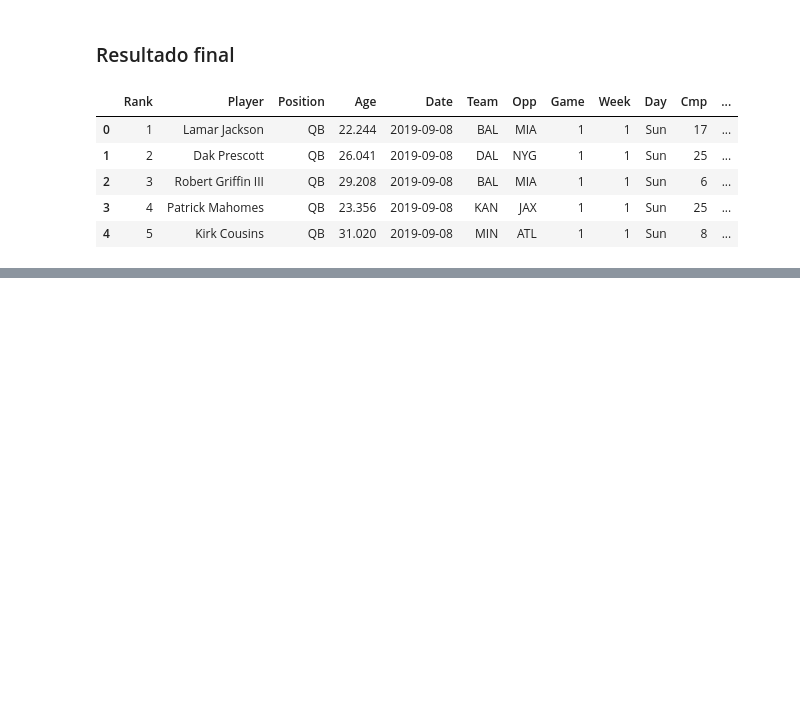
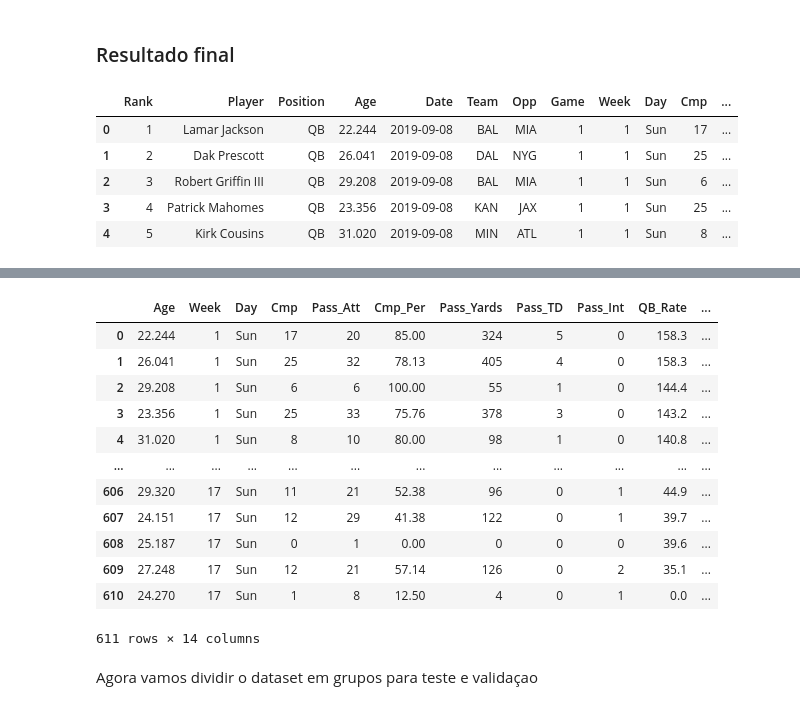
Before and after one commit to Valgueiro/dataScience_project, a Jupyter notebook: Projeto_2_dataScience.ipynb, the cells around one changed output, grey strips where cells are left out. Cells and saved outputs as stored; diff of their text form; code cells hidden in the pictures; blank space fills up the shorter version.

```diff
--- a/Projeto_2_dataScience.ipynb
+++ b/Projeto_2_dataScience.ipynb
@@ -508,0 +235,22 @@ Como o p-value é alto, as amostras vêm de populações com a mesma distribuiç
+# %%
+results = qbs["Game_result"]
+
+qbs_attributes = qbs.drop(['Game_result', 'Points_scored', 'Points_Taken', 'Rank', 'Player', 'Position', 'Date', 'Team', 'Opp', 'Game'], axis=1)
+
+qbs_attributes
+# %% [output]
+|  | Age | Week | Day | Cmp | Pass_Att | Cmp_Per | Pass_Yards | Pass_TD | Pass_Int | QB_Rate | ... |
+| 0 | 22.244 | 1 | Sun | 17 | 20 | 85.00 | 324 | 5 | 0 | 158.3 | ... |
+| 1 | 26.041 | 1 | Sun | 25 | 32 | 78.13 | 405 | 4 | 0 | 158.3 | ... |
+| 2 | 29.208 | 1 | Sun | 6 | 6 | 100.00 | 55 | 1 | 0 | 144.4 | ... |
+| 3 | 23.356 | 1 | Sun | 25 | 33 | 75.76 | 378 | 3 | 0 | 143.2 | ... |
+| 4 | 31.020 | 1 | Sun | 8 | 10 | 80.00 | 98 | 1 | 0 | 140.8 | ... |
+| ... | ... | ... | ... | ... | ... | ... | ... | ... | ... | ... | ... |
+| 606 | 29.320 | 17 | Sun | 11 | 21 | 52.38 | 96 | 0 | 1 | 44.9 | ... |
+| 607 | 24.151 | 17 | Sun | 12 | 29 | 41.38 | 122 | 0 | 1 | 39.7 | ... |
+| 608 | 25.187 | 17 | Sun | 0 | 1 | 0.00 | 0 | 0 | 0 | 39.6 | ... |
+| 609 | 27.248 | 17 | Sun | 12 | 21 | 57.14 | 126 | 0 | 2 | 35.1 | ... |
+| 610 | 24.270 | 17 | Sun | 1 | 8 | 12.50 | 4 | 0 | 1 | 0.0 | ... |
+611 rows × 14 columns
+# %% [markdown]
+Agora vamos dividir o dataset em grupos para teste e validaçao
```
Also changed, not shown: parts of 55 cells of this notebook.
